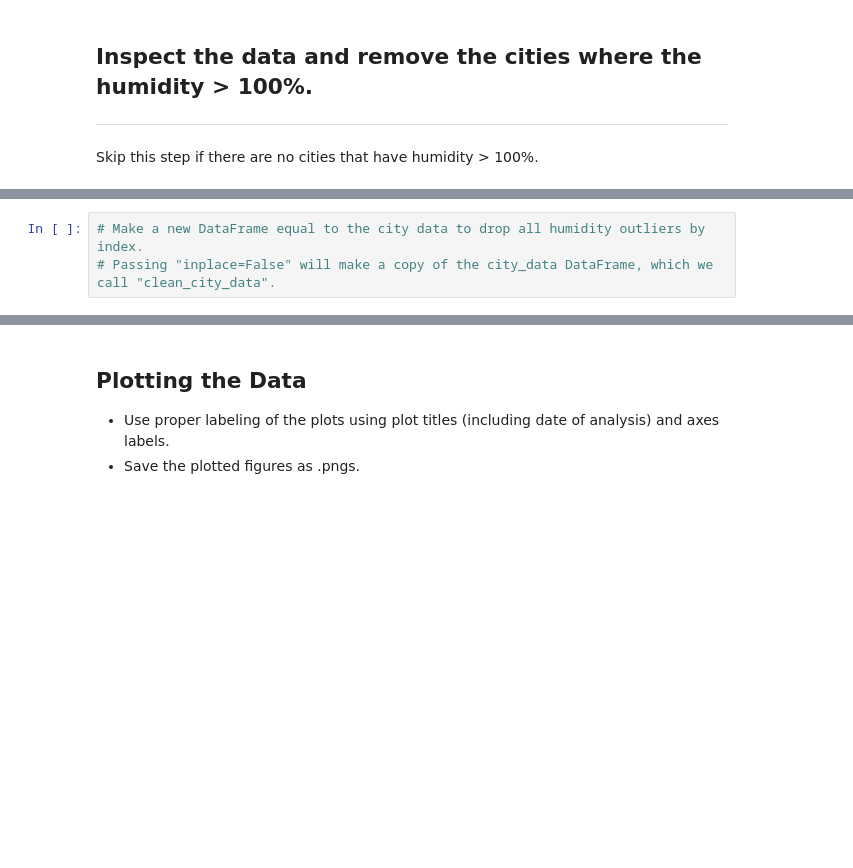
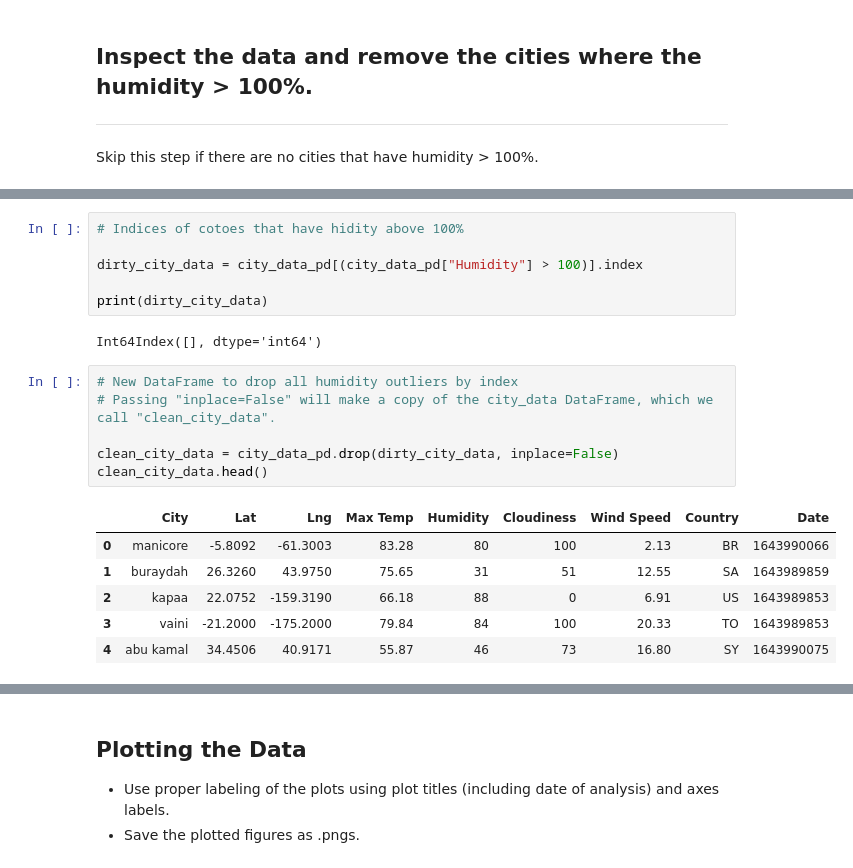
Before and after one commit to EHVargas22/python-api-challenge, a Jupyter notebook: WeatherPy.ipynb, the cells around one changed output, grey strips where cells are left out. Cells and saved outputs as stored; diff of their text form; blank space fills up the shorter version.

```diff
--- a/WeatherPy.ipynb
+++ b/WeatherPy.ipynb
@@ -189,3 +176,21 @@ Int64Index([], dtype='int64')
+# %%
+# Indices of cotoes that have hidity above 100%
+
+dirty_city_data = city_data_pd[(city_data_pd["Humidity"] > 100)].index
+
+print(dirty_city_data)
+# %% [output]
+Int64Index([], dtype='int64')
 # %%
-# Make a new DataFrame equal to the city data to drop all humidity outliers by index.
+# New DataFrame to drop all humidity outliers by index
 # Passing "inplace=False" will make a copy of the city_data DataFrame, which we call "clean_city_data".
+
+clean_city_data = city_data_pd.drop(dirty_city_data, inplace=False)
+clean_city_data.head()
+# %% [output]
+|  | City | Lat | Lng | Max Temp | Humidity | Cloudiness | Wind Speed | Country | Date |
+| 0 | manicore | -5.8092 | -61.3003 | 83.28 | 80 | 100 | 2.13 | BR | 1643990066 |
+| 1 | buraydah | 26.3260 | 43.9750 | 75.65 | 31 | 51 | 12.55 | SA | 1643989859 |
+| 2 | kapaa | 22.0752 | -159.3190 | 66.18 | 88 | 0 | 6.91 | US | 1643989853 |
+| 3 | vaini | -21.2000 | -175.2000 | 79.84 | 84 | 100 | 20.33 | TO | 1643989853 |
+| 4 | abu kamal | 34.4506 | 40.9171 | 55.87 | 46 | 73 | 16.80 | SY | 1643990075 |
```
Also changed, not shown: parts of 8 cells of this notebook.
